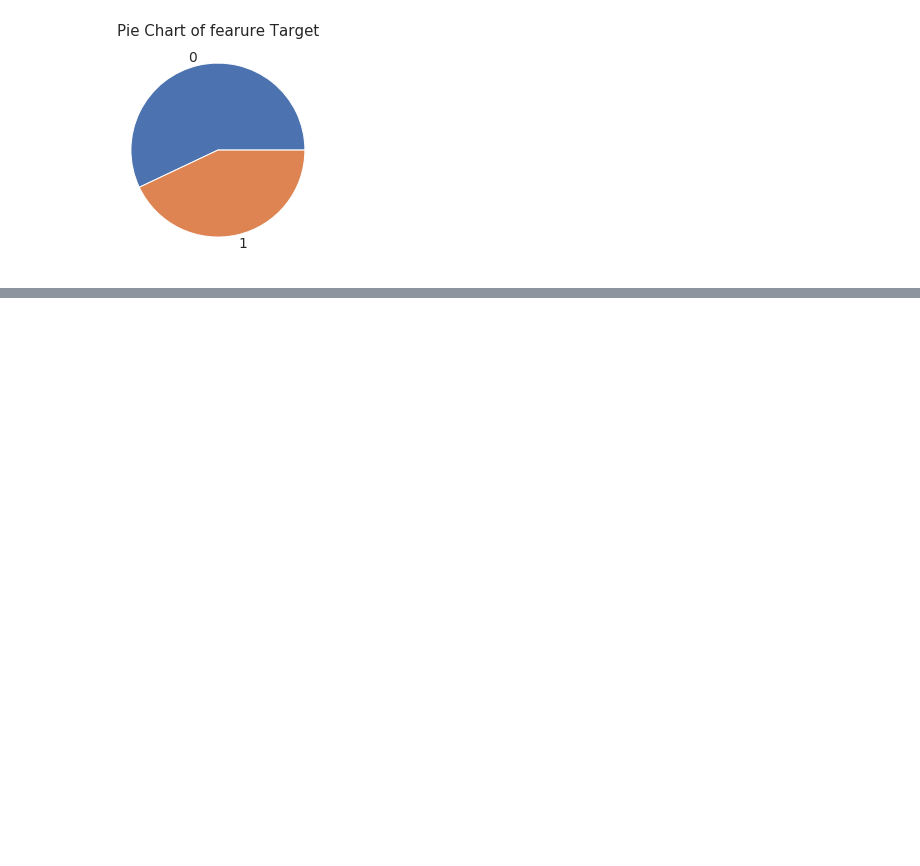
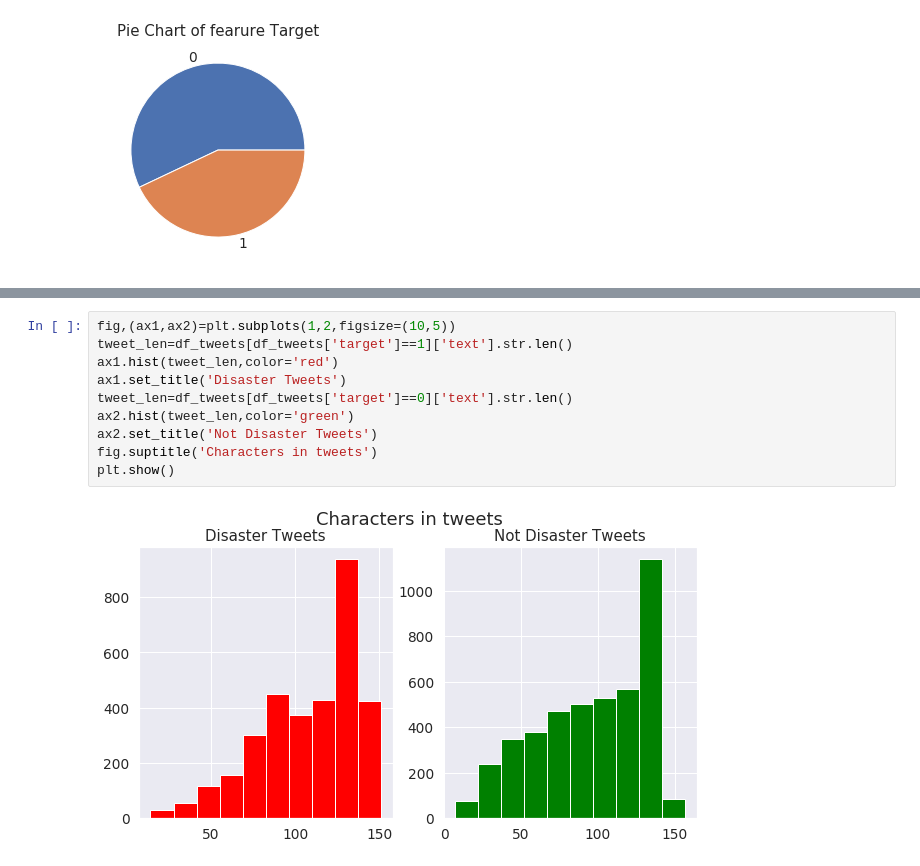
Before and after one commit to sudendroid/Data-Visualization, a Jupyter notebook: DataVisualization.ipynb, the cells around one changed output, grey strips where cells are left out. Drawn from its saved outputs; the diff is of its cells as text; blank space fills up the shorter version.

```diff
--- a/DataVisualization.ipynb
+++ b/DataVisualization.ipynb
@@ -105,0 +118,12 @@ plt.show()
+# %%
+fig,(ax1,ax2)=plt.subplots(1,2,figsize=(10,5))
+tweet_len=df_tweets[df_tweets['target']==1]['text'].str.len()
+ax1.hist(tweet_len,color='red')
+ax1.set_title('Disaster Tweets')
+tweet_len=df_tweets[df_tweets['target']==0]['text'].str.len()
+ax2.hist(tweet_len,color='green')
+ax2.set_title('Not Disaster Tweets')
+fig.suptitle('Characters in tweets')
+plt.show()
+# %% [output]
+[figure, added]
```
Also changed, not shown: parts of 2 cells of this notebook.
